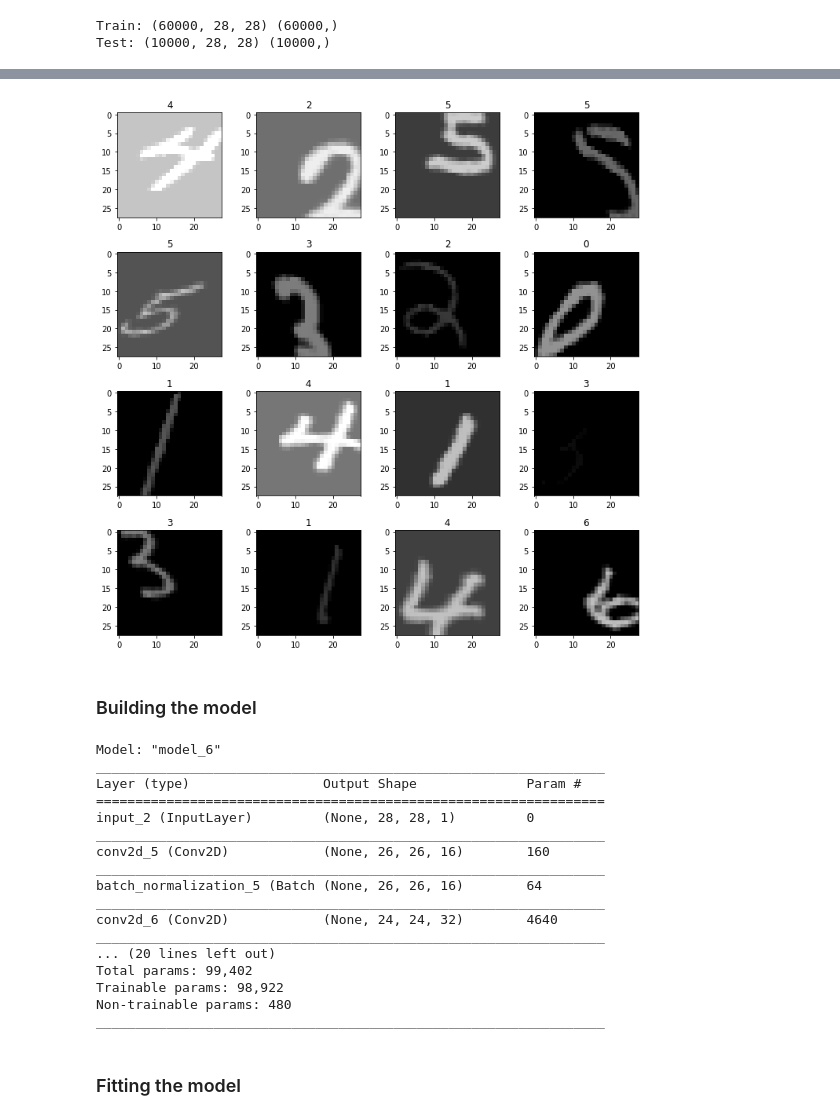
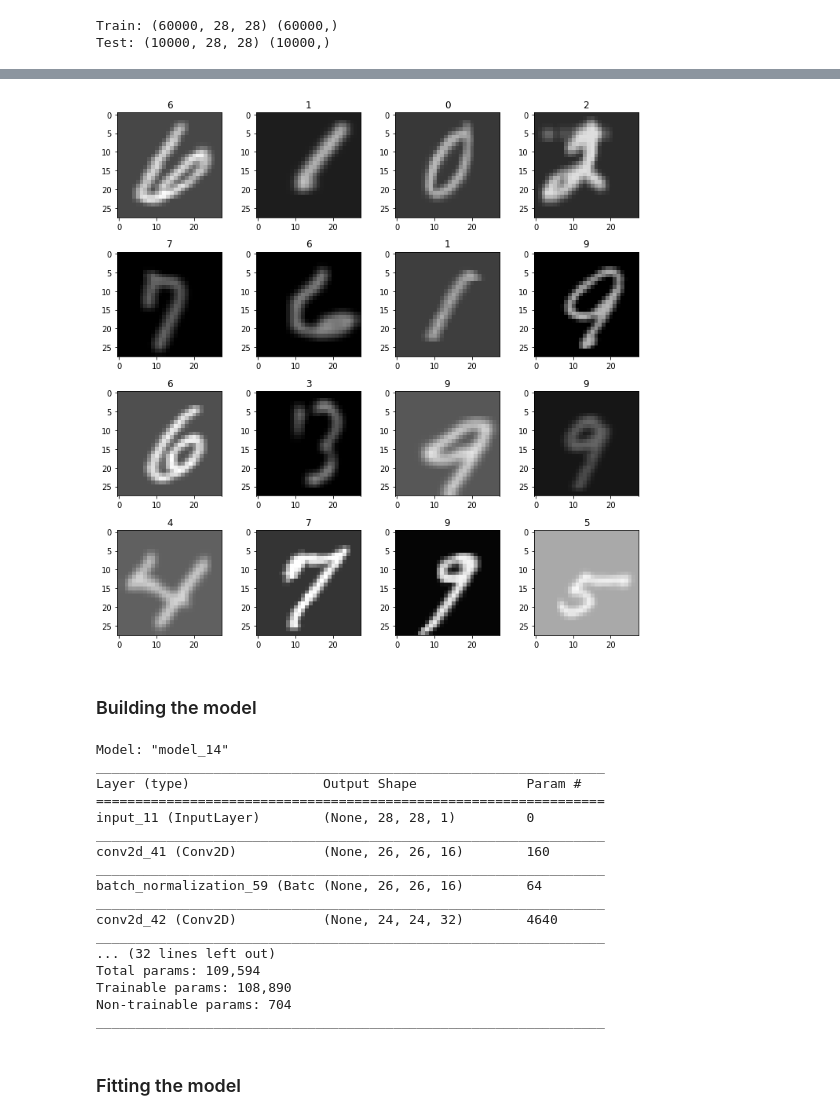
Before and after one commit to uol-mediaprocessing-201920/group-projects-sudoku-solver, a Jupyter notebook: main_recognition.ipynb, the cells around one changed output, grey strips where cells are left out. Cells and saved outputs as stored; diff of their text form; code cells hidden in the pictures.

```diff
--- a/main_recognition.ipynb
+++ b/main_recognition.ipynb
@@ -370,31 +416,38 @@ weighted avg       0.17      0.25      0.17      1534
 # %%
 def augmnist_change_brightness(image, factor):
   return image * factor
 
 def augmnist_change_contrast(image, factor):
   return 0.5 + factor * (image - 0.5)
+
+def augmnist_blur(image):
+  ksize = np.random.randint(1, 4, size=(2,))
+  return cv.blur(src=image, ksize=tuple(ksize))
 
 def augmnist_preprocess(image):
   image = image[:,:,0]
   factor = np.random.rand() * 0.5 + 0.5
   image = augmnist_change_brightness(image, factor)
   factor = np.random.rand() * 0.5 + 0.5
   image = augmnist_change_contrast(image, factor)
   image += np.random.randn() * 0.25
   image = np.clip(image, 0.0, 1.0)
+  image = augmnist_blur(image)
   return np.expand_dims(image, axis=2)
 
-generator = ImageDataGenerator(width_shift_range=0.25, height_shift_range=0.25, zoom_range=0.25, shear_range=22.5, preprocessing_function=augmnist_preprocess)
+generator = ImageDataGenerator(width_shift_range=0.1, height_shift_range=0.1, zoom_range=0.1, shear_range=10.0, preprocessing_function=augmnist_preprocess)
 augmnist_generator_train = generator.flow(mnist_x_train, mnist_y_train)
 augmnist_generator_test = generator.flow(mnist_x_test, mnist_y_test)
 show_images(*augmnist_generator_train[0], cmap="gray", scaling=(2.5, 2.5), n_samples=16)
 # %% [output]
-[figure, old version]
+[figure, new version]
 # %% [markdown]
 ### Building the model
 # %%
+# Input
 augmnist_model = model_input = layers.Input(shape=(28, 28, 1))
 
+# Convolutional Block 1
 augmnist_model = layers.Conv2D(16, 3, activation="relu")(augmnist_model)
 augmnist_model = layers.BatchNormalization()(augmnist_model)
 augmnist_model = layers.Conv2D(32, 3, activation="relu")(augmnist_model)
@@ -402,6 +455,7 @@ augmnist_model = layers.MaxPool2D()(augmnist_model)
 augmnist_model = layers.BatchNormalization()(augmnist_model)
 augmnist_model = layers.Dropout(0.25)(augmnist_model)
 
+# Convolutional Block 2
 augmnist_model = layers.Conv2D(64, 3, activation="relu")(augmnist_model)
 augmnist_model = layers.BatchNormalization()(augmnist_model)
 augmnist_model = layers.Conv2D(128, 3, activation="relu")(augmnist_model)
@@ -409,30 +463,37 @@ augmnist_model = layers.GlobalMaxPool2D()(augmnist_model)
 augmnist_model = layers.BatchNormalization()(augmnist_model)
 augmnist_model = layers.Dropout(0.25)(augmnist_model)
 
-#model = layers.Flatten()(model)
-#model = layers.Dense(32, activation="relu")(model)
-#model = layers.BatchNormalization()(model)
+# Fully Connected Block
+augmnist_model = layers.Dense(64, activation="relu")(augmnist_model)
+augmnist_model = layers.BatchNormalization()(augmnist_model)
+augmnist_model = layers.Dense(32, activation="relu")(augmnist_model)
+augmnist_model = layers.BatchNormalization()(augmnist_model)
+augmnist_model = layers.Dense(16, activation="relu")(augmnist_model)
+augmnist_model = layers.BatchNormalization()(augmnist_model)
+
+# Output
 augmnist_model = layers.Dense(10, activation="softmax")(augmnist_model)
+
 augmnist_model = models.Model(model_input, augmnist_model)
 augmnist_model.compile("adam", "sparse_categorical_crossentropy", metrics=["acc"])
 augmnist_model.summary()
 # %% [output]
-Model: "model_6"
+Model: "model_14"
 _________________________________________________________________
 Layer (type)                 Output Shape              Param #
 =================================================================
-input_2 (InputLayer)         (None, 28, 28, 1)         0
+input_11 (InputLayer)        (None, 28, 28, 1)         0
 _________________________________________________________________
-conv2d_5 (Conv2D)            (None, 26, 26, 16)        160
+conv2d_41 (Conv2D)           (None, 26, 26, 16)        160
 _________________________________________________________________
-batch_normalization_5 (Batch (None, 26, 26, 16)        64
+batch_normalization_59 (Batc (None, 26, 26, 16)        64
 _________________________________________________________________
-conv2d_6 (Conv2D)            (None, 24, 24, 32)        4640
+conv2d_42 (Conv2D)           (None, 24, 24, 32)        4640
 _________________________________________________________________
-... (20 lines left out)
-Total params: 99,402
-Trainable params: 98,922
-Non-trainable params: 480
+... (32 lines left out)
+Total params: 109,594
+Trainable params: 108,890
+Non-trainable params: 704
 _________________________________________________________________
 # %% [markdown]
 ### Fitting the model
```
Also changed, not shown: parts of 144 cells of this notebook.
